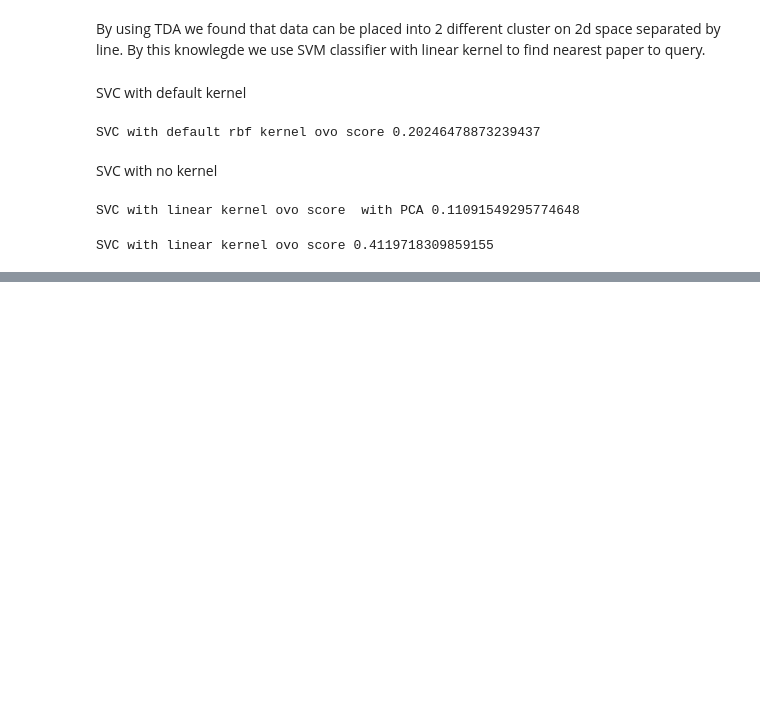
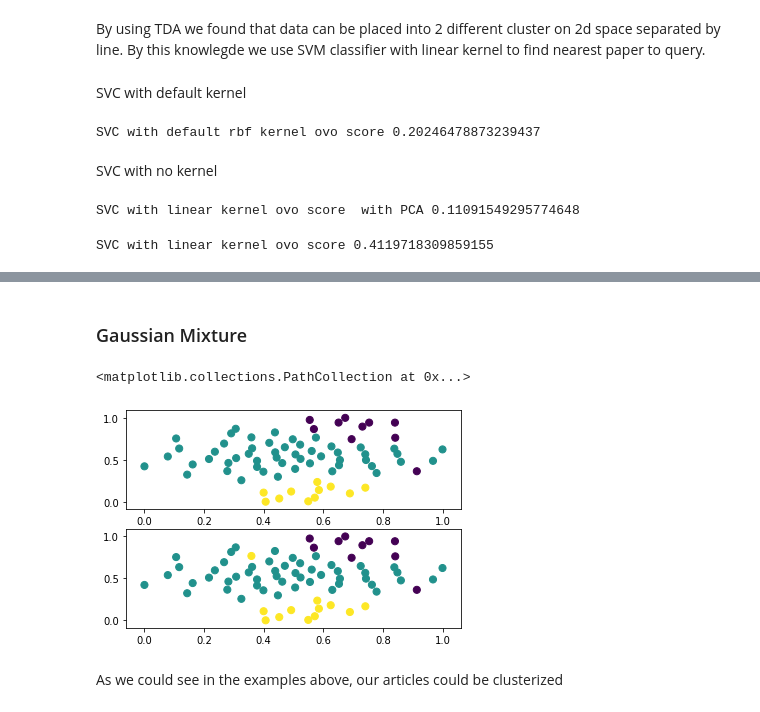
Before and after one commit to MalchuL/TDA_on_news, a Jupyter notebook: TDA_on_russian_news.ipynb, the cells around one changed output, grey strips where cells are left out. Drawn from its saved outputs; the diff is of its cells as text; code cells hidden in the pictures; blank space fills up the shorter version.

```diff
--- a/TDA_on_russian_news.ipynb
+++ b/TDA_on_russian_news.ipynb
@@ -500,0 +574,15 @@ As we see by using TDA we can alalyse what distribution lies for data and use si
+# %% [markdown]
+### Gaussian Mixture
+# %%
+from sklearn.mixture import GaussianMixture
+gaussian = GaussianMixture(n_components=3, covariance_type='diag')
+result = gaussian.fit_predict(full_data)
+projected_data = mapper.fit_transform(full_data, projection=manifold.TSNE(n_components=N_COMPONENTS, random_state=42))
+fig, axs = plt.subplots(2)
+axs[0].scatter(projected_data[:, 0], projected_data[:, 1], c=result, s=50, cmap='viridis')
+axs[1].scatter(projected_data[:, 0], projected_data[:, 1], c=article_ids, s=50, cmap='viridis')
+# %% [output]
+<matplotlib.collections.PathCollection at 0x...>
+[figure, added]
+# %% [markdown]
+As we could see in the examples above, our articles could be clusterized
```
Also changed, not shown: parts of 27 cells of this notebook.
